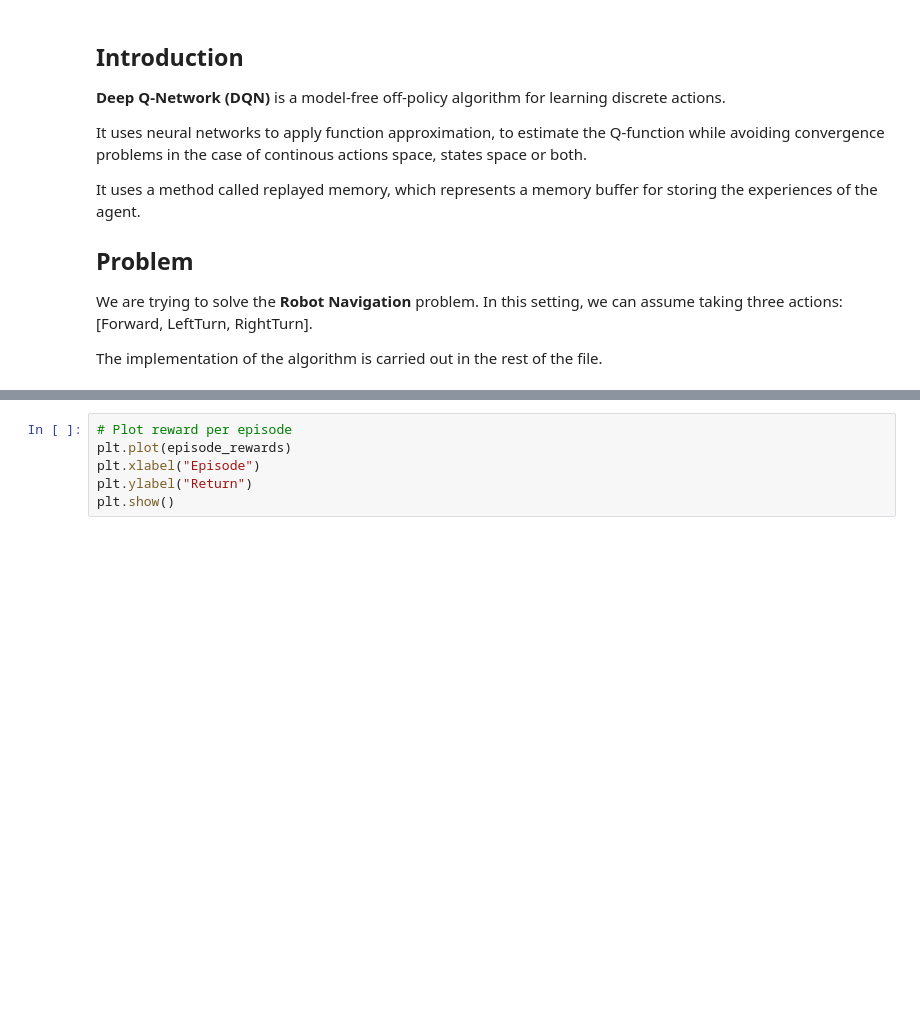
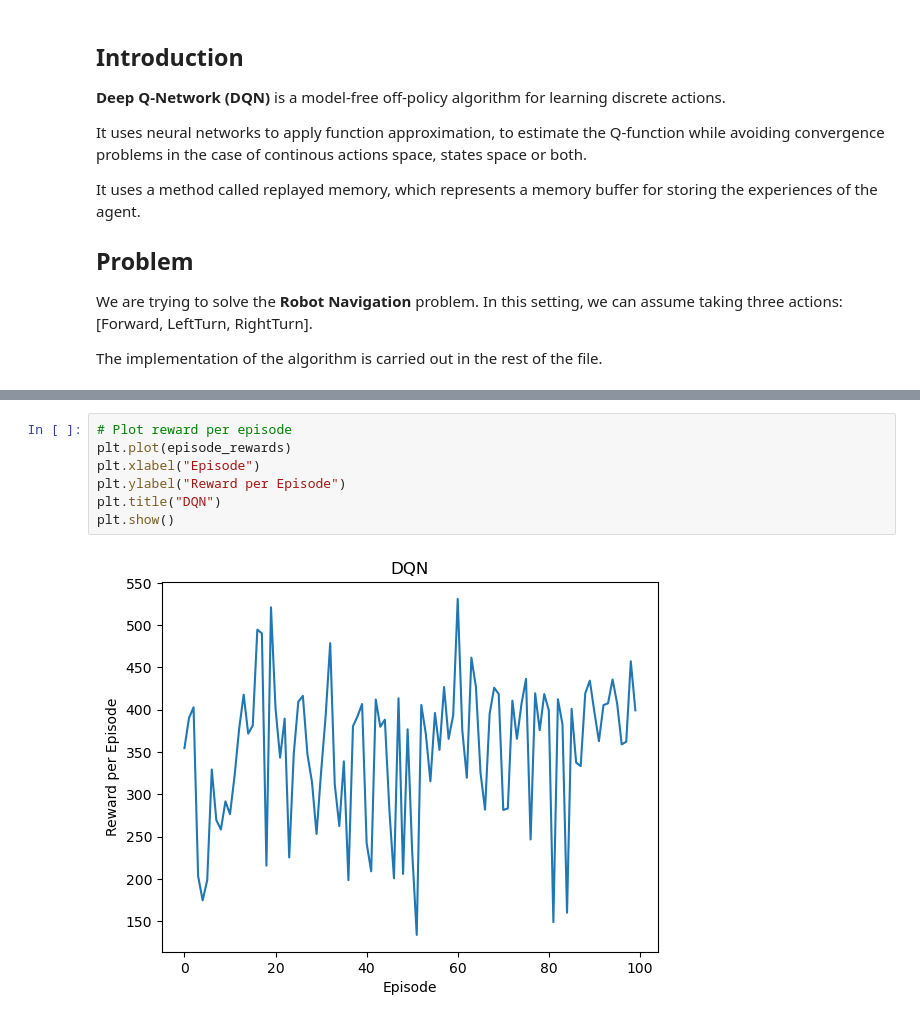
Before and after one commit to Reinforcement-Learning-F22/RobotNavigation, a Jupyter notebook: RoboNav_DQN.ipynb, the cells around one changed output, grey strips where cells are left out. Cells and saved outputs as stored; diff of their text form; blank space fills up the shorter version.

```diff
--- a/RoboNav_DQN.ipynb
+++ b/RoboNav_DQN.ipynb
@@ -205,6 +207,9 @@ plt.show()
 # %%
 # Plot reward per episode
 plt.plot(episode_rewards)
 plt.xlabel("Episode")
-plt.ylabel("Return")
+plt.ylabel("Reward per Episode")
+plt.title("DQN")
 plt.show()
+# %% [output]
+[figure, added]
```
Also changed, not shown: parts of 5 cells of this notebook, 2 other files.
